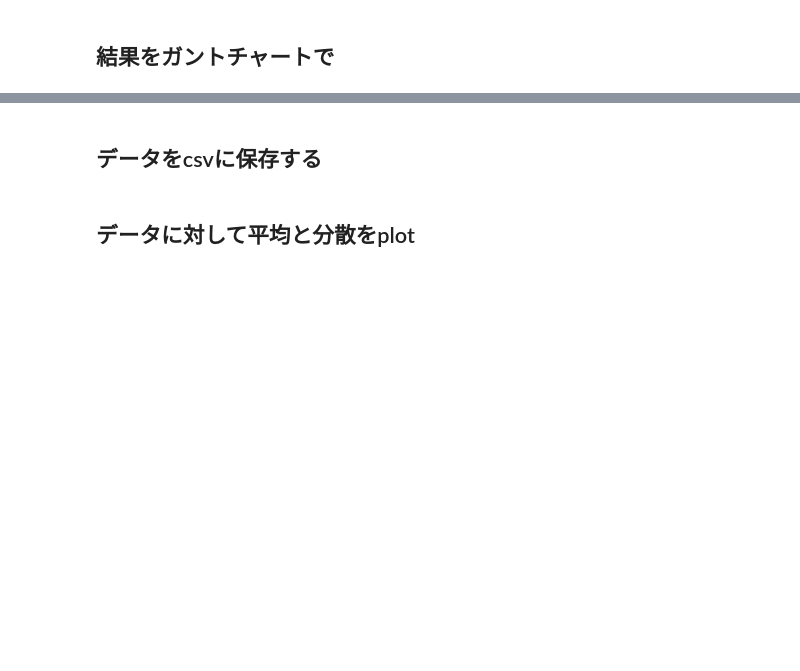
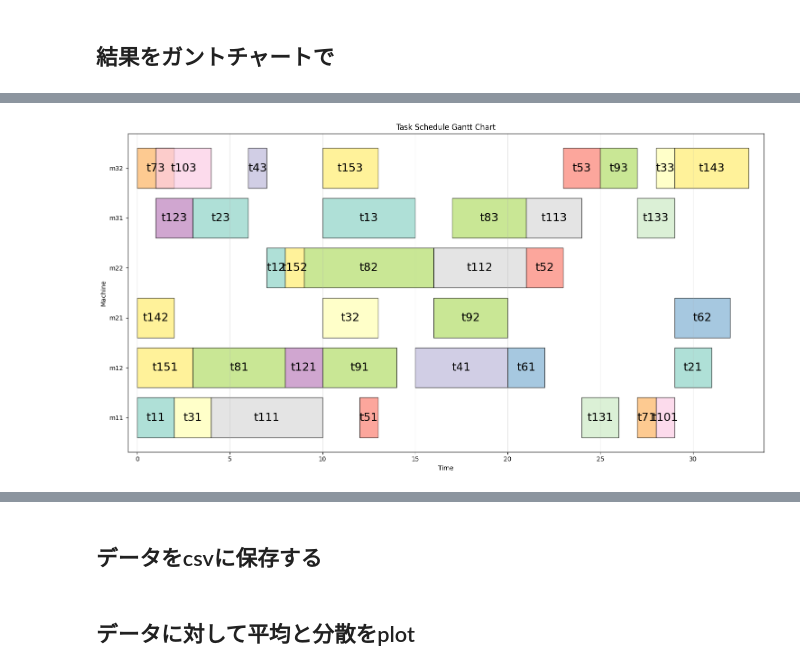
Before and after one commit to e215752/bachelor_project, a Jupyter notebook: FlowShop_ver1/FlowShop_ver1.ipynb, the cells around one changed output, grey strips where cells are left out. Saved outputs shown, nothing was run; the diff lists cells and outputs as text; code cells hidden in the pictures; blank space fills up the shorter version.

```diff
--- a/FlowShop_ver1/FlowShop_ver1.ipynb
+++ b/FlowShop_ver1/FlowShop_ver1.ipynb
@@ -721,0 +936,99 @@ print(task_to_resource)
+# %%
+import matplotlib.pyplot as plt
+import numpy as np
+from collections import defaultdict
+import math
+
+def create_gantt_chart(transition_num, task_to_resource, sort_ans, job_tasks, machine_processing_time, job):
+    # 全てのマシンリソースを取得
+    all_machines = sorted(list(machine_processing_time.keys()))
+    machine_to_idx = {machine: idx for idx, machine in enumerate(all_machines)}
+
+    # タスクの開始時間とマシン割り当てを整理
+    task_details = defaultdict(dict)
+
+    # sort_ansからタスクの情報を取得
+    for schedule in sort_ans:
+        if isinstance(schedule, list):  # リストの場合のみ処理
+            task_id = int(schedule[2])  # タスク番号
+            start_time = int(schedule[1])  # 開始時刻
+
+            # task_idに対応するタスク名を見つける
+            task_name = None
+            for task, tid in transition_num.items():
+                if tid == task_id:
+                    task_name = task
+                    break
+
+            if task_name:
+                task_details[task_name]['machine'] = task_to_resource[task_name]
+                task_details[task_name]['start'] = start_time
+                task_details[task_name]['id'] = task_id
+
+    # プロットの設定
+    fig, ax = plt.subplots(figsize=(15, 8))
+
+    # ジョブごとに異なる色を設定
+    colors = plt.cm.Set3(np.linspace(0, 1, len(job)))  # ジョブ数に応じたカラーマップ
+    job_colors = {tuple(tasks): color for tasks, color in zip(job, colors)}  # ジョブと色を対応付け
+
+    # タスクをプロット
+    for task, details in task_details.items():
+        machine = details['machine']
+        start_time = details['start']
+
+        # タスクの処理時間を計算
+        duration = math.ceil(job_tasks[task] / machine_processing_time[machine])
+
+        # タスク名が属するジョブを見つけて色を設定
+        task_color = None
+        for tasks in job:
+            if task in tasks:
+                task_color = job_colors[tuple(tasks)]
+                break
+
+        if task_color is None:
+            raise ValueError(f"Task {task} not found in job list")
+
+        # タスクの処理時間を表示
+        print(f"Task {task}: Processing time = {duration}")
+
+        ax.barh(y=machine_to_idx[machine],
+                width=duration,
+                left=start_time,
+                color=task_color,
+                alpha=0.7,
+                edgecolor='black')
+
+        # タスク名をバーの中央に表示
+        ax.text(start_time + duration / 2,
+                machine_to_idx[machine],
+                task,
+                ha='center',
+                va='center',
+                fontsize=18)
+
+    # グラフの装飾
+    ax.set_yticks(range(len(all_machines)))
+    ax.set_yticklabels(all_machines)
+    ax.set_xlabel('Time')
+    ax.set_ylabel('Machine')
+    ax.set_title('Task Schedule Gantt Chart')
+
+    # グリッド線の追加
+    ax.grid(True, axis='x', alpha=0.3)
+
+    # x軸の範囲を調整
+    max_time = max(
+        details['start'] + job_tasks[task] / machine_processing_time[details['machine']]
+        for task, details in task_details.items()
+    )
+    ax.set_xlim(-0.5, max_time + 1.5)
+
+    plt.tight_layout()
+    return fig, ax
+
+# タスクスケジュールの例
+fig, ax = create_gantt_chart(transition_num, task_to_resource, sort_ans, job_tasks, machine_processing_time, job)
+plt.show()
+# %% [output]
@@ -722,3 +1052,4 @@ print(task_to_resource)
+[figure, added]
 # %%
 import matplotlib.pyplot as plt
 import numpy as np
```
Also changed, not shown: parts of 20 cells of this notebook.
